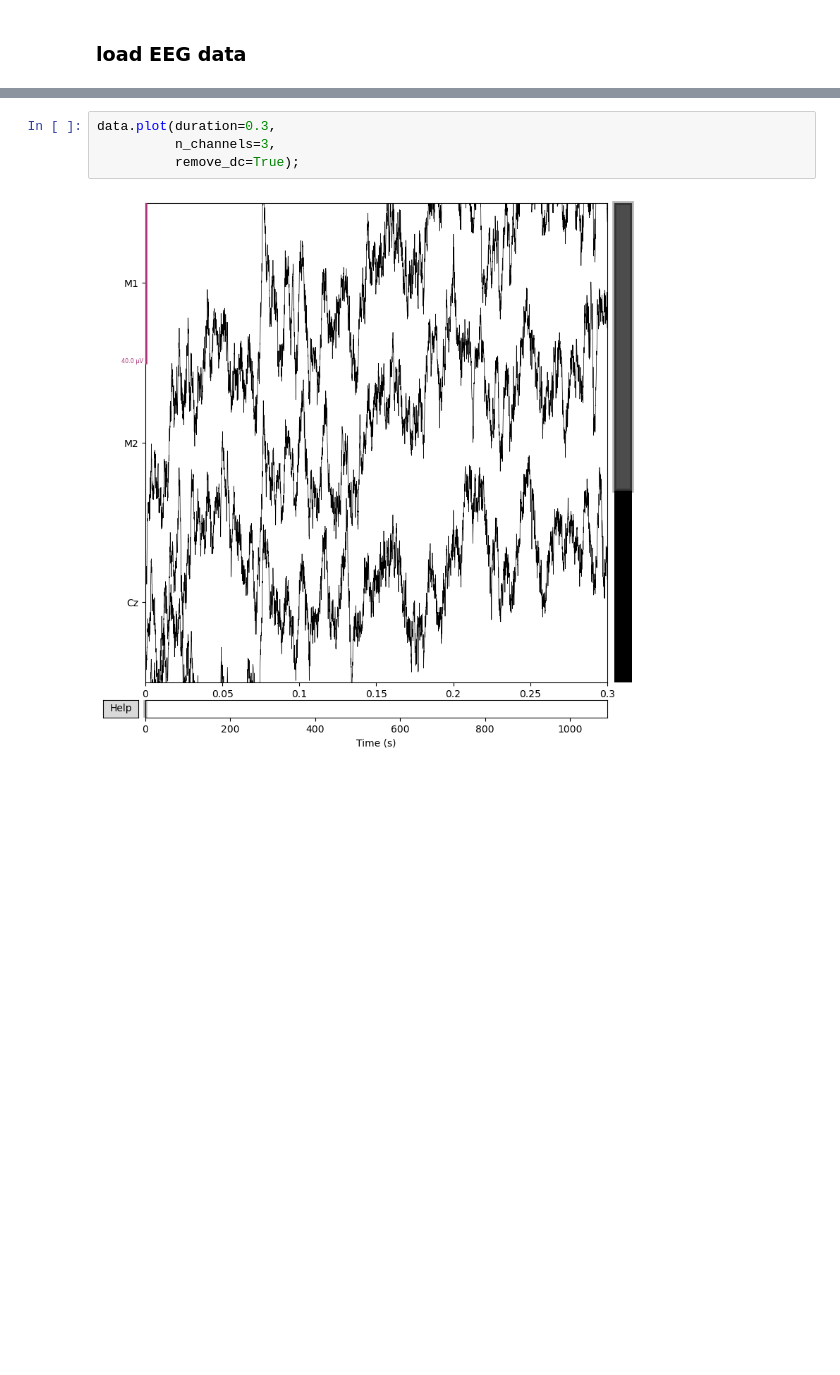
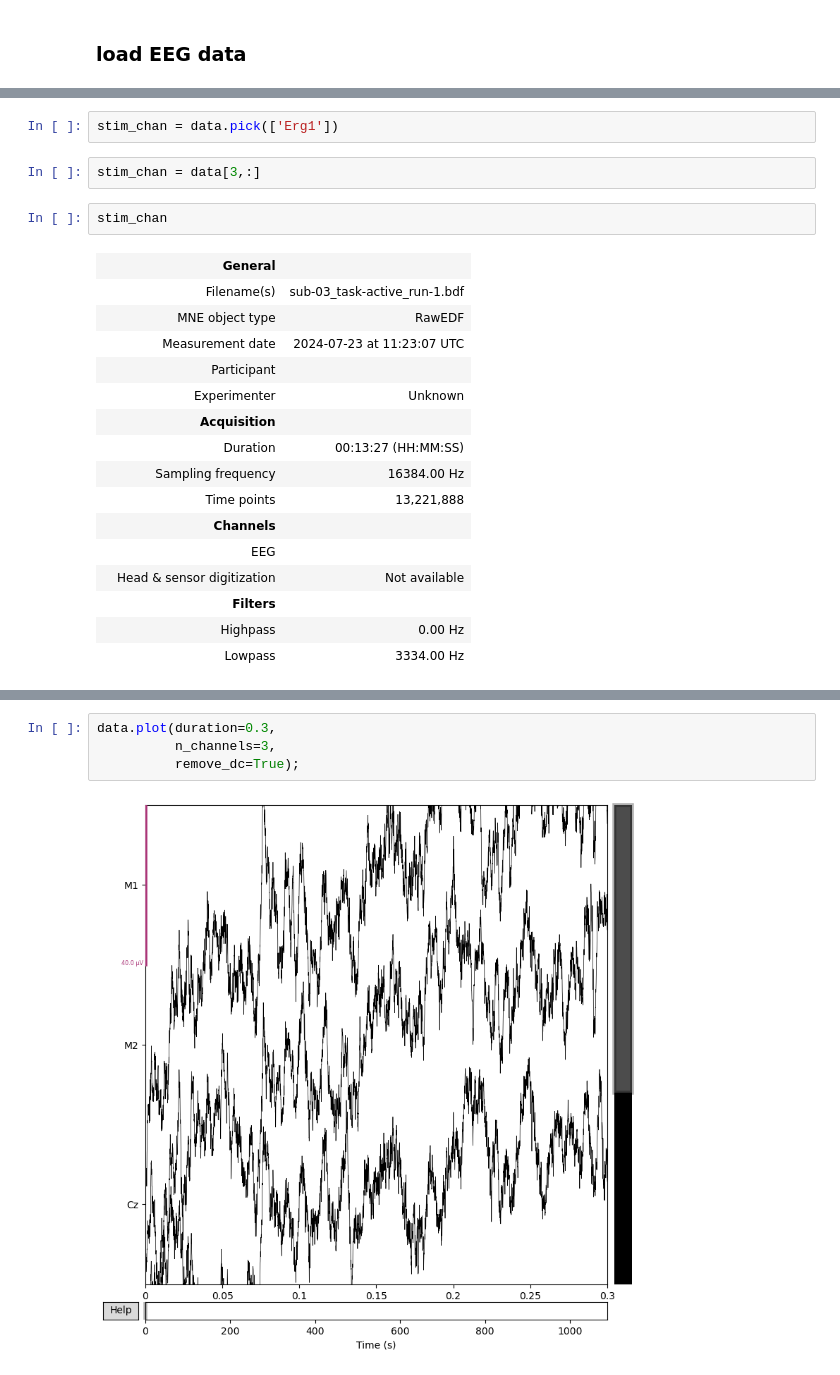
Before and after one commit to sitek/EAM1-FFR, a Jupyter notebook: ffr_processing_mne.ipynb, the cells around one changed output, grey strips where cells are left out. Cells and saved outputs as stored; diff of their text form; blank space fills up the shorter version.

```diff
--- a/ffr_processing_mne.ipynb
+++ b/ffr_processing_mne.ipynb
@@ -55,3 +55,26 @@ print(data.info)
  sfreq: 16384.0 Hz
  subject_info: 1 item (dict)
 >
+# %%
+stim_chan = data.pick(['Erg1'])
+# %%
+stim_chan = data[3,:]
+# %%
+stim_chan
+# %% [output]
+|  | General |  |
+|  | Filename(s) | sub-03_task-active_run-1.bdf |
+|  | MNE object type | RawEDF |
+|  | Measurement date | 2024-07-23 at 11:23:07 UTC |
+|  | Participant |  |
+|  | Experimenter | Unknown |
+|  | Acquisition |  |
+|  | Duration | 00:13:27 (HH:MM:SS) |
+|  | Sampling frequency | 16384.00 Hz |
+|  | Time points | 13,221,888 |
+|  | Channels |  |
+|  | EEG |  |
+|  | Head & sensor digitization | Not available |
+|  | Filters |  |
+|  | Highpass | 0.00 Hz |
+|  | Lowpass | 3334.00 Hz |
```
Also changed, not shown: parts of 7 cells of this notebook, 1 other file.
